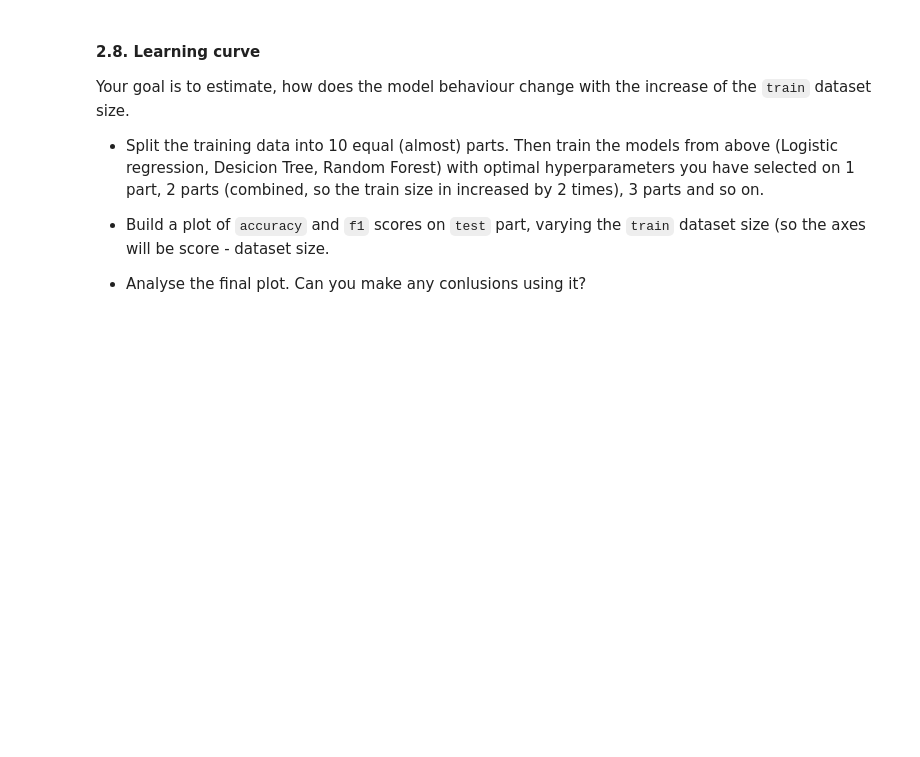
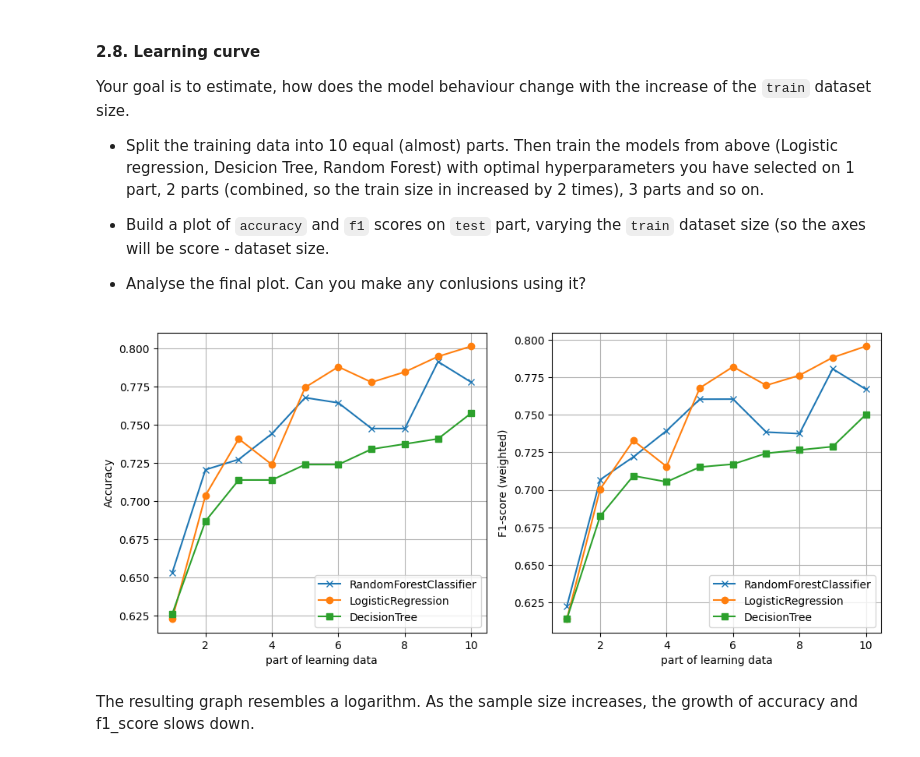
Before and after one commit to frest1ler/ml_homework, a Jupyter notebook: lab01_ml_pipeline/Lab1_part2_ml_pipeline.ipynb, the cells around one changed output. Cells and saved outputs as stored; diff of their text form; code cells hidden in the pictures; blank space fills up the shorter version.

```diff
--- a/lab01_ml_pipeline/Lab1_part2_ml_pipeline.ipynb
+++ b/lab01_ml_pipeline/Lab1_part2_ml_pipeline.ipynb
@@ -476,0 +475,57 @@ Your goal is to estimate, how does the model behaviour change with the increase
+# %%
+length = len(X_train)
+
+acc_rfc_lc = []
+acc_lr_lc  = []
+acc_dt_lc  = []
+f1_rfc_lc  = []
+f1_lr_lc   = []
+f1_dt_lc   = []
+
+for i in range(1, 11):
+    X_train_scaled_cut = X_train_scaled[0: i * length // 10]
+    X_train_cut        = X_train[0: i * length // 10]
+    y_train_cut        = y_train[0: i * length // 10]
+
+    forest = RandomForestClassifier(n_estimators=75, max_depth=15,random_state=42)
+    forest.fit(X_train_cut, y_train_cut)
+    y_pred = forest.predict(X_test)
+    acc_rfc_lc.append(accuracy_score(y_test, y_pred))
+    f1_rfc_lc.append(f1_score(y_test, y_pred, average='weighted'))
+
+    bag = BaggingClassifier(estimator=LogisticRegression(max_iter=1000), n_estimators=20, random_state=42)
+    bag.fit(X_train_scaled_cut, y_train_cut)
+    y_pred = bag.predict(X_test_scaled)
+    acc_lr_lc.append(accuracy_score(y_test, y_pred))
+    f1_lr_lc.append(f1_score(y_test, y_pred, average='weighted'))
+
+    bag = BaggingClassifier(estimator=DecisionTreeClassifier(max_depth=15), n_estimators=20, random_state=42)
+    bag.fit(X_train_cut, y_train_cut)
+    y_pred = bag.predict(X_test)
+    acc_dt_lc.append(accuracy_score(y_test, y_pred))
+    f1_dt_lc.append(f1_score(y_test, y_pred, average='weighted'))
+
+
+plt.figure(figsize=(12,5))
+plt.subplot(1,2,1)
+plt.plot(range(1, 11), acc_rfc_lc, label='RandomForestClassifier', marker='x')
+plt.plot(range(1, 11), acc_lr_lc, label='LogisticRegression', marker='o')
+plt.plot(range(1, 11), acc_dt_lc, label='DecisionTree', marker='s')
+plt.xlabel('part of learning data')
+plt.ylabel('Accuracy')
+plt.legend()
+plt.grid(True)
+
+plt.subplot(1,2,2)
+plt.plot(range(1, 11), f1_rfc_lc, label='RandomForestClassifier', marker='x')
+plt.plot(range(1, 11), f1_lr_lc, label='LogisticRegression', marker='o')
+plt.plot(range(1, 11), f1_dt_lc, label='DecisionTree', marker='s')
+plt.xlabel('part of learning data')
+plt.ylabel('F1-score (weighted)')
+plt.legend()
+plt.grid(True)
+plt.show()
+# %% [output]
+[figure, added]
+# %% [markdown]
+The resulting graph resembles a logarithm. As the sample size increases, the growth of accuracy and f1_score slows down.
```
Also changed, not shown: parts of 2 cells of this notebook.
